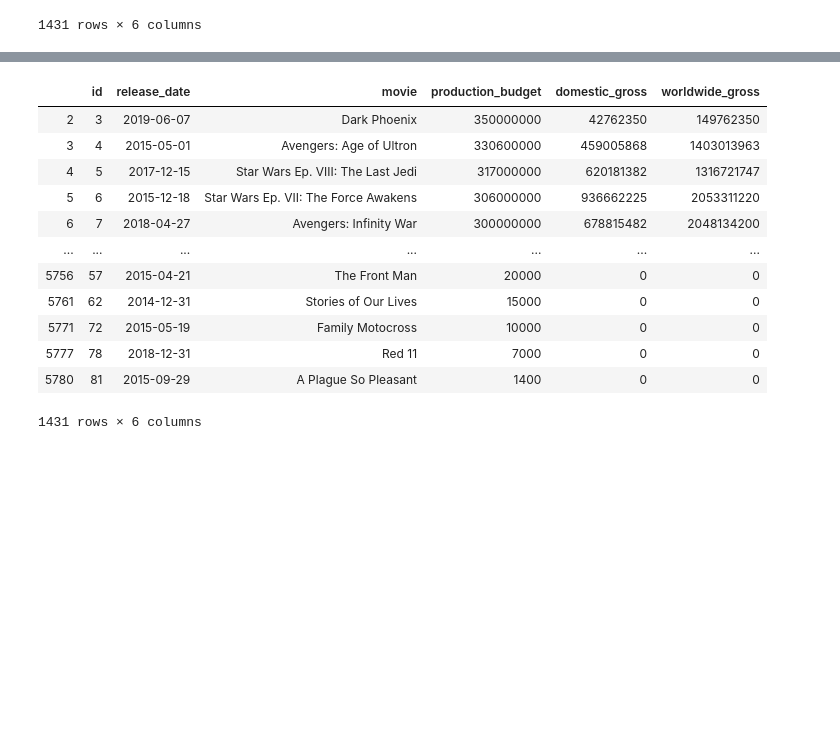
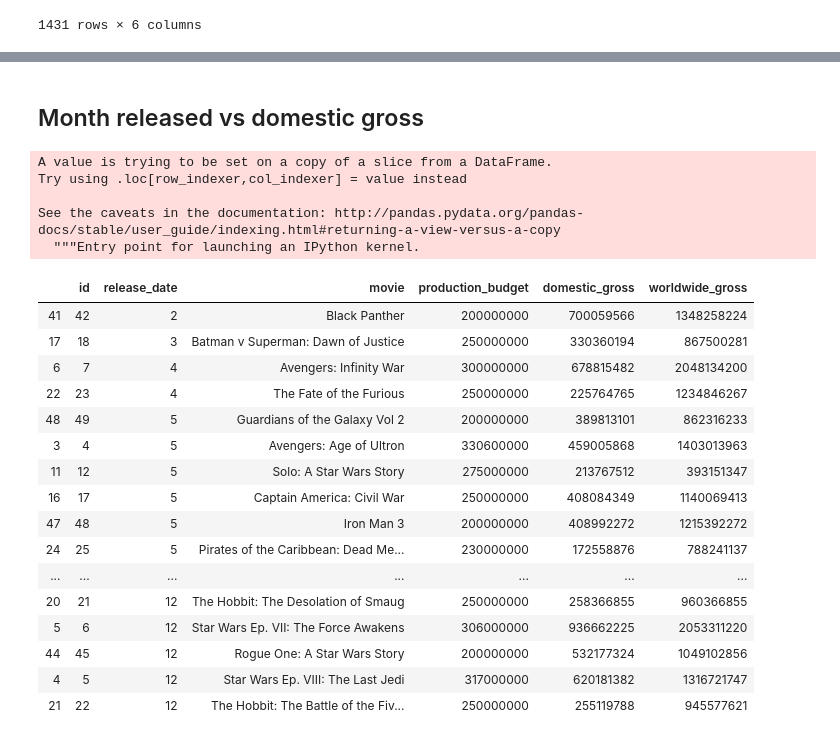
Before and after one commit to dalayne95/mod-1-project-darian-trey, a Jupyter notebook: Release date comparison .ipynb, the cells around one changed output, grey strips where cells are left out. Saved outputs shown, nothing was run; the diff lists cells and outputs as text; code cells hidden in the pictures; blank space fills up the shorter version.

```diff
--- a/Release date comparison .ipynb
+++ b/Release date comparison .ipynb
@@ -169,16 +158,28 @@ f
-# %%
-df.loc[(df!=0).any(axis=1)]
-# %% [output]
-|  | id | release_date | movie | production_budget | domestic_gross | worldwide_gross |
-| 2 | 3 | 2019-06-07 | Dark Phoenix | 350000000 | 42762350 | 149762350 |
-| 3 | 4 | 2015-05-01 | Avengers: Age of Ultron | 330600000 | 459005868 | 1403013963 |
-| 4 | 5 | 2017-12-15 | Star Wars Ep. VIII: The Last Jedi | 317000000 | 620181382 | 1316721747 |
-| 5 | 6 | 2015-12-18 | Star Wars Ep. VII: The Force Awakens | 306000000 | 936662225 | 2053311220 |
-| 6 | 7 | 2018-04-27 | Avengers: Infinity War | 300000000 | 678815482 | 2048134200 |
-| ... | ... | ... | ... | ... | ... | ... |
-| 5756 | 57 | 2015-04-21 | The Front Man | 20000 | 0 | 0 |
-| 5761 | 62 | 2014-12-31 | Stories of Our Lives | 15000 | 0 | 0 |
-| 5771 | 72 | 2015-05-19 | Family Motocross | 10000 | 0 | 0 |
-| 5777 | 78 | 2018-12-31 | Red 11 | 7000 | 0 | 0 |
-| 5780 | 81 | 2015-09-29 | A Plague So Pleasant | 1400 | 0 | 0 |
-1431 rows × 6 columns
+# %% [markdown]
+## Month released vs domestic gross
+# %%
+df['release_date'] = pd.to_datetime(df.release_date, format='%b', errors='coerce').dt.month
+df.sort_values(by='release_date')
+# %% [output]
+A value is trying to be set on a copy of a slice from a DataFrame.
+Try using .loc[row_indexer,col_indexer] = value instead
+
+See the caveats in the documentation: http://pandas.pydata.org/pandas-docs/stable/user_guide/indexing.html#returning-a-view-versus-a-copy
+  """Entry point for launching an IPython kernel.
+|  | id | release_date | movie | production_budget | domestic_gross | worldwide_gross |
+| 41 | 42 | 2 | Black Panther | 200000000 | 700059566 | 1348258224 |
+| 17 | 18 | 3 | Batman v Superman: Dawn of Justice | 250000000 | 330360194 | 867500281 |
+| 6 | 7 | 4 | Avengers: Infinity War | 300000000 | 678815482 | 2048134200 |
+| 22 | 23 | 4 | The Fate of the Furious | 250000000 | 225764765 | 1234846267 |
+| 48 | 49 | 5 | Guardians of the Galaxy Vol 2 | 200000000 | 389813101 | 862316233 |
+| 3 | 4 | 5 | Avengers: Age of Ultron | 330600000 | 459005868 | 1403013963 |
+| 11 | 12 | 5 | Solo: A Star Wars Story | 275000000 | 213767512 | 393151347 |
+| 16 | 17 | 5 | Captain America: Civil War | 250000000 | 408084349 | 1140069413 |
+| 47 | 48 | 5 | Iron Man 3 | 200000000 | 408992272 | 1215392272 |
+| 24 | 25 | 5 | Pirates of the Caribbean: Dead Me... | 230000000 | 172558876 | 788241137 |
+| ... | ... | ... | ... | ... | ... | ... |
+| 20 | 21 | 12 | The Hobbit: The Desolation of Smaug | 250000000 | 258366855 | 960366855 |
+| 5 | 6 | 12 | Star Wars Ep. VII: The Force Awakens | 306000000 | 936662225 | 2053311220 |
+| 44 | 45 | 12 | Rogue One: A Star Wars Story | 200000000 | 532177324 | 1049102856 |
+| 4 | 5 | 12 | Star Wars Ep. VIII: The Last Jedi | 317000000 | 620181382 | 1316721747 |
+| 21 | 22 | 12 | The Hobbit: The Battle of the Fiv... | 250000000 | 255119788 | 945577621 |
```
Also changed, not shown: parts of 12 cells of this notebook.
